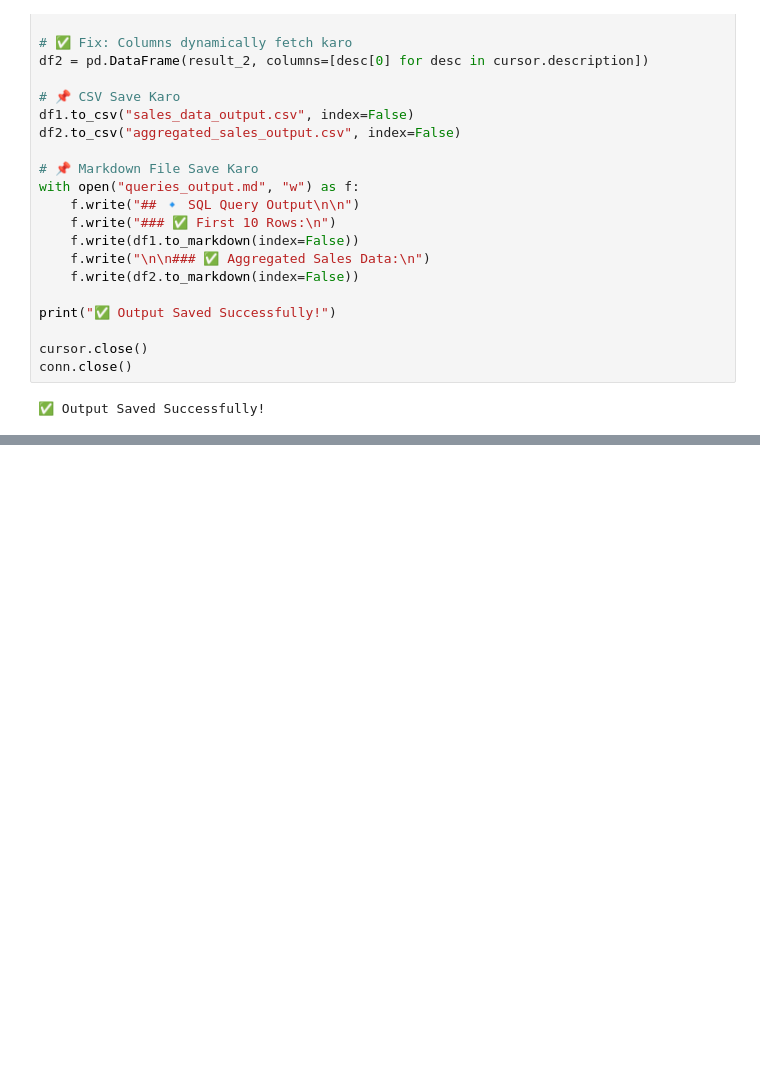
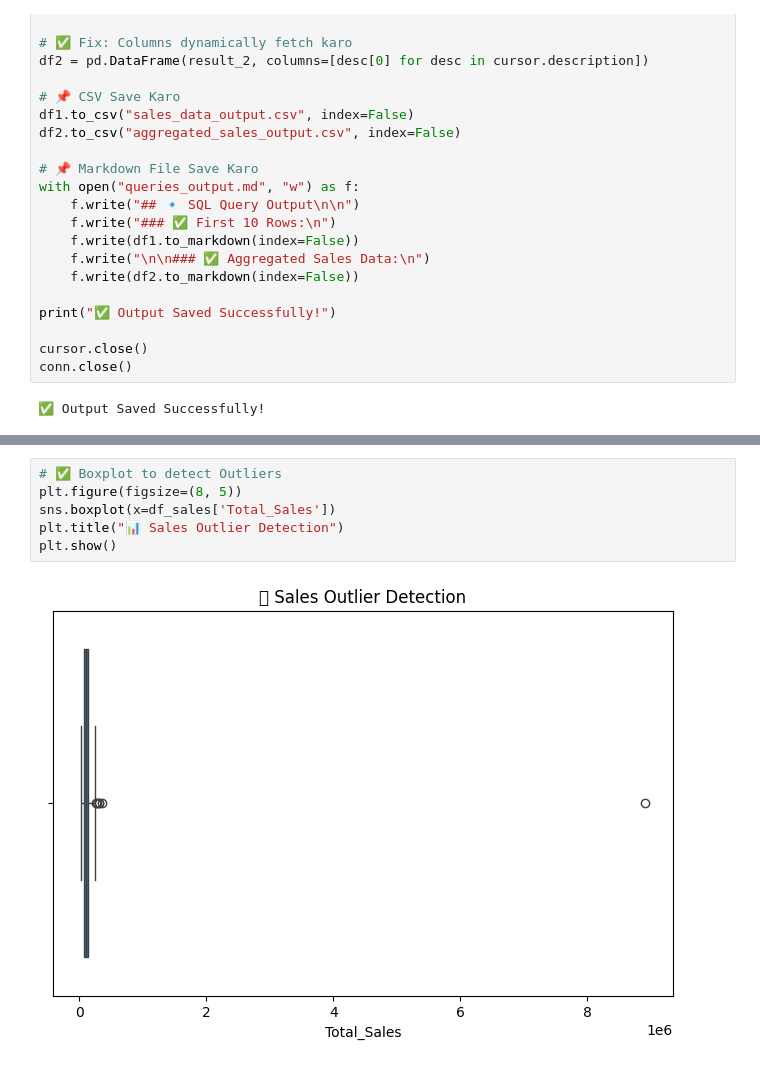
Before and after one commit to chaki786/supermarket-, a Jupyter notebook: supermarket.ipynb, the cells around one changed output, grey strips where cells are left out. Cells and saved outputs as stored; diff of their text form; blank space fills up the shorter version.

```diff
--- a/supermarket.ipynb
+++ b/supermarket.ipynb
@@ -313,0 +614,8 @@ files.download("queries_output.md")
+# %%
+# ✅ Boxplot to detect Outliers
+plt.figure(figsize=(8, 5))
+sns.boxplot(x=df_sales['Total_Sales'])
+plt.title("📊 Sales Outlier Detection")
+plt.show()
+# %% [output]
+[figure, added]
```
Also changed, not shown: parts of 12 cells of this notebook.
